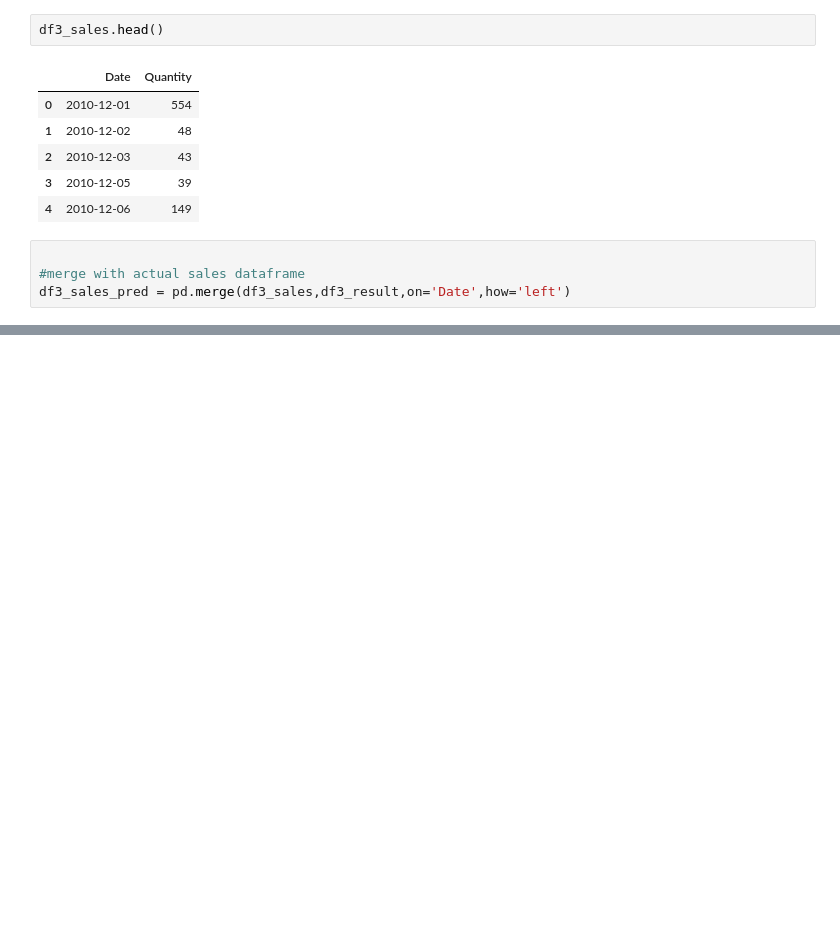
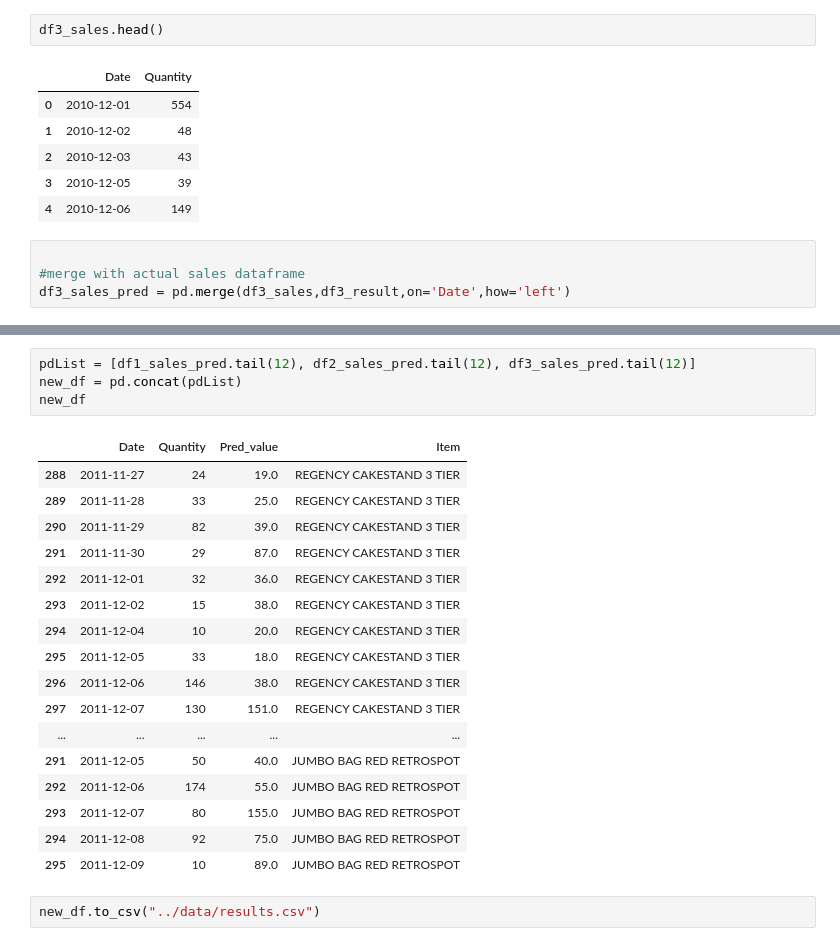
Before and after one commit to sheetalbongale/Retail-Time-Series-Analysis-and-Forecasting, a Jupyter notebook: notebooks/3_Modeling_and_Forecasting.ipynb, the cells around one changed output, grey strips where cells are left out. Cells and saved outputs as stored; diff of their text form; blank space fills up the shorter version.

Commit message:
Add LSTM results

```diff
--- a/notebooks/3_Modeling_and_Forecasting.ipynb
+++ b/notebooks/3_Modeling_and_Forecasting.ipynb
@@ -1530,3 +1531,27 @@ fig = go.Figure(data=plot_data, layout=plot_layout)
 pyoff.iplot(fig)
 # %% [output]
 [interactive output not drawn]
+# %%
+pdList = [df1_sales_pred.tail(12), df2_sales_pred.tail(12), df3_sales_pred.tail(12)]
+new_df = pd.concat(pdList)
+new_df
+# %% [output]
+|  | Date | Quantity | Pred_value | Item |
+| 288 | 2011-11-27 | 24 | 19.0 | REGENCY CAKESTAND 3 TIER |
+| 289 | 2011-11-28 | 33 | 25.0 | REGENCY CAKESTAND 3 TIER |
+| 290 | 2011-11-29 | 82 | 39.0 | REGENCY CAKESTAND 3 TIER |
+| 291 | 2011-11-30 | 29 | 87.0 | REGENCY CAKESTAND 3 TIER |
+| 292 | 2011-12-01 | 32 | 36.0 | REGENCY CAKESTAND 3 TIER |
+| 293 | 2011-12-02 | 15 | 38.0 | REGENCY CAKESTAND 3 TIER |
+| 294 | 2011-12-04 | 10 | 20.0 | REGENCY CAKESTAND 3 TIER |
+| 295 | 2011-12-05 | 33 | 18.0 | REGENCY CAKESTAND 3 TIER |
+| 296 | 2011-12-06 | 146 | 38.0 | REGENCY CAKESTAND 3 TIER |
+| 297 | 2011-12-07 | 130 | 151.0 | REGENCY CAKESTAND 3 TIER |
+| ... | ... | ... | ... | ... |
+| 291 | 2011-12-05 | 50 | 40.0 | JUMBO BAG RED RETROSPOT |
+| 292 | 2011-12-06 | 174 | 55.0 | JUMBO BAG RED RETROSPOT |
+| 293 | 2011-12-07 | 80 | 155.0 | JUMBO BAG RED RETROSPOT |
+| 294 | 2011-12-08 | 92 | 75.0 | JUMBO BAG RED RETROSPOT |
+| 295 | 2011-12-09 | 10 | 89.0 | JUMBO BAG RED RETROSPOT |
+# %%
+new_df.to_csv("../data/results.csv")
```
Also changed, not shown: parts of 24 cells of this notebook, 1 other file.
